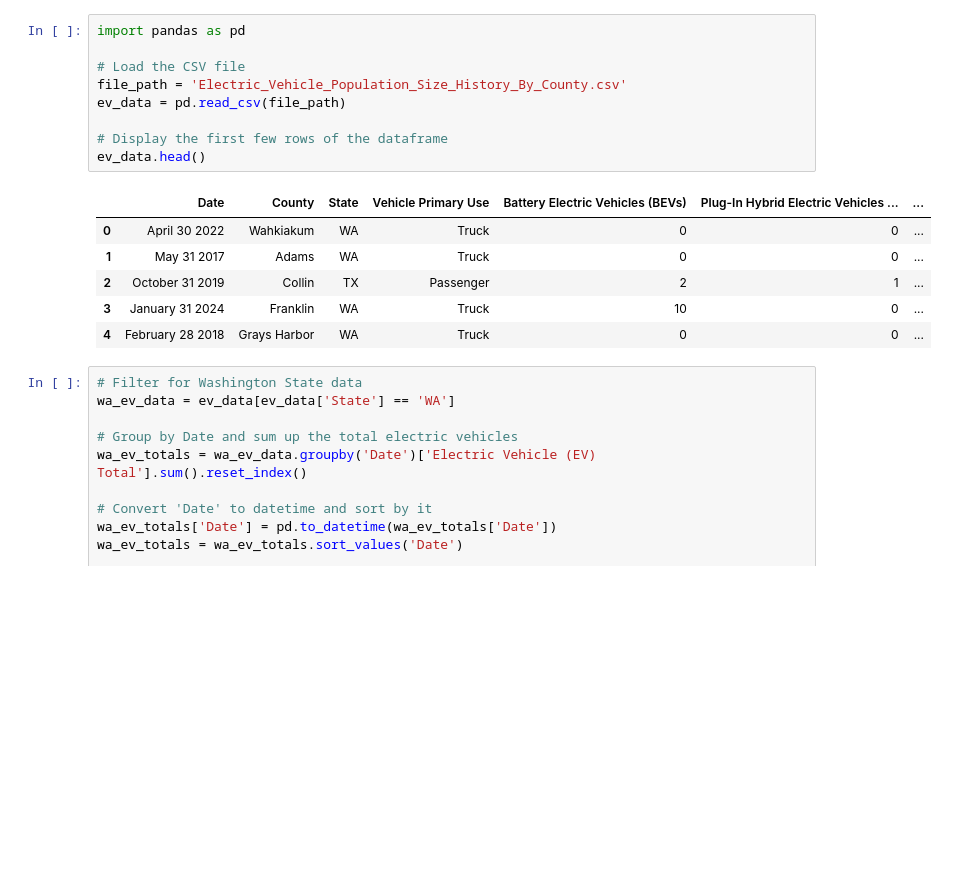
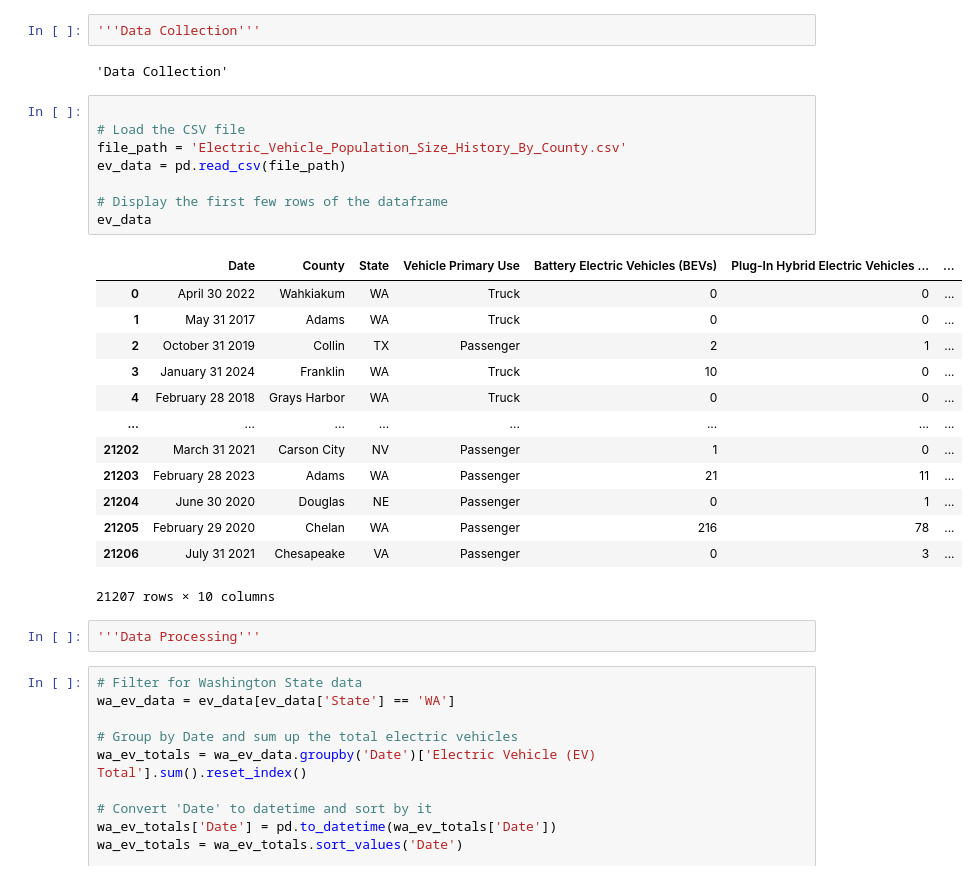
Before and after one commit to zbandak/zbandak.github.io, a Jupyter notebook: CMSC320_FinalTutorial.ipynb, the cells around one changed output. Drawn from its saved outputs; the diff is of its cells as text; blank space fills up the shorter version.

```diff
--- a/CMSC320_FinalTutorial.ipynb
+++ b/CMSC320_FinalTutorial.ipynb
@@ -1,19 +21,31 @@
+# %%
+'''Data Collection'''
+# %% [output]
+'Data Collection'
 # %%
-import pandas as pd
 
 # Load the CSV file
 file_path = 'Electric_Vehicle_Population_Size_History_By_County.csv'
 ev_data = pd.read_csv(file_path)
 
 # Display the first few rows of the dataframe
-ev_data.head()
+ev_data
 # %% [output]
 |  | Date | County | State | Vehicle Primary Use | Battery Electric Vehicles (BEVs) | Plug-In Hybrid Electric Vehicles ... | ... |
 | 0 | April 30 2022 | Wahkiakum | WA | Truck | 0 | 0 | ... |
 | 1 | May 31 2017 | Adams | WA | Truck | 0 | 0 | ... |
 | 2 | October 31 2019 | Collin | TX | Passenger | 2 | 1 | ... |
 | 3 | January 31 2024 | Franklin | WA | Truck | 10 | 0 | ... |
 | 4 | February 28 2018 | Grays Harbor | WA | Truck | 0 | 0 | ... |
+| ... | ... | ... | ... | ... | ... | ... | ... |
+| 21202 | March 31 2021 | Carson City | NV | Passenger | 1 | 0 | ... |
+| 21203 | February 28 2023 | Adams | WA | Passenger | 21 | 11 | ... |
+| 21204 | June 30 2020 | Douglas | NE | Passenger | 0 | 1 | ... |
+| 21205 | February 29 2020 | Chelan | WA | Passenger | 216 | 78 | ... |
+| 21206 | July 31 2021 | Chesapeake | VA | Passenger | 0 | 3 | ... |
+21207 rows × 10 columns
+# %%
+'''Data Processing'''
 # %%
 # Filter for Washington State data
 wa_ev_data = ev_data[ev_data['State'] == 'WA']
```
Also changed, not shown: parts of 11 cells of this notebook.
